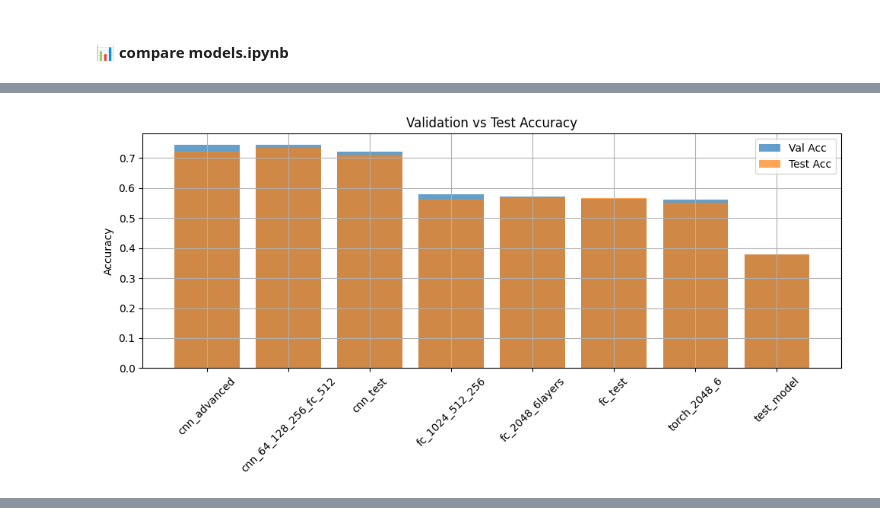
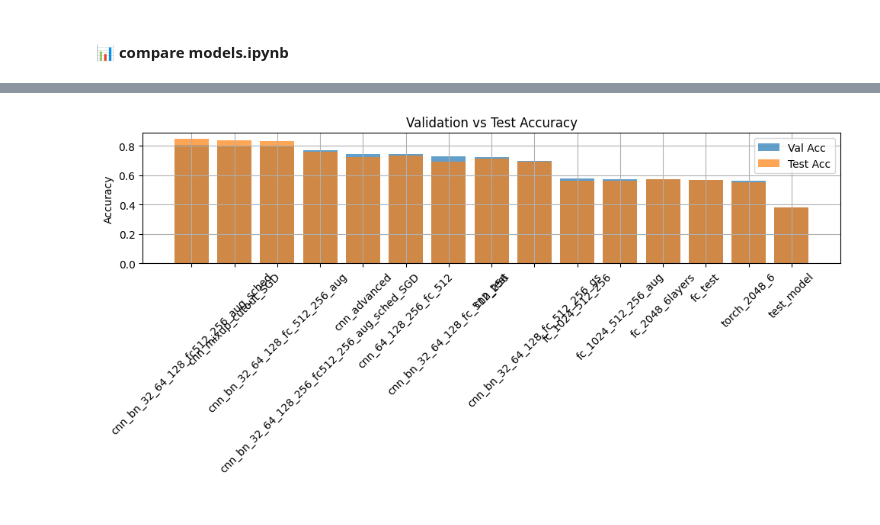
Before and after one commit to ayri77/CIFAR10-Torch-Classifier, a Jupyter notebook: notebooks/compare models.ipynb, the cells around one changed output, grey strips where cells are left out. Saved outputs shown, nothing was run; the diff lists cells and outputs as text; code cells hidden in the pictures.

```diff
--- a/notebooks/compare models.ipynb
+++ b/notebooks/compare models.ipynb
@@ -61,4 +67,5 @@ Evaluating torch_2048_6...
-# %%
-plot_val_vs_test_acc(df_models)
-# %% [output]
-[figure, removed]
+# %%
+styled_df_models = df_models.sort_values(by="Test Acc", ascending=False).style.bar(subset=["Val Acc", "Train Acc", "Test Acc"], color='lightblue')
+display(styled_df_models)
+plot_val_vs_test_acc(df_models)
+# %% [output]
@@ -65,3 +88,4 @@ plot_val_vs_test_acc(df_models)
+[figure, added]
 # %%
 df_models["Dropout Avg"] = df_models["Dropout"].apply(lambda d: np.mean(eval(d)) if isinstance(d, str) else np.nan)
 plot_dropout_vs_overfit(df_models)
```
Also changed, not shown: parts of 12 cells of this notebook, 26 other files.
